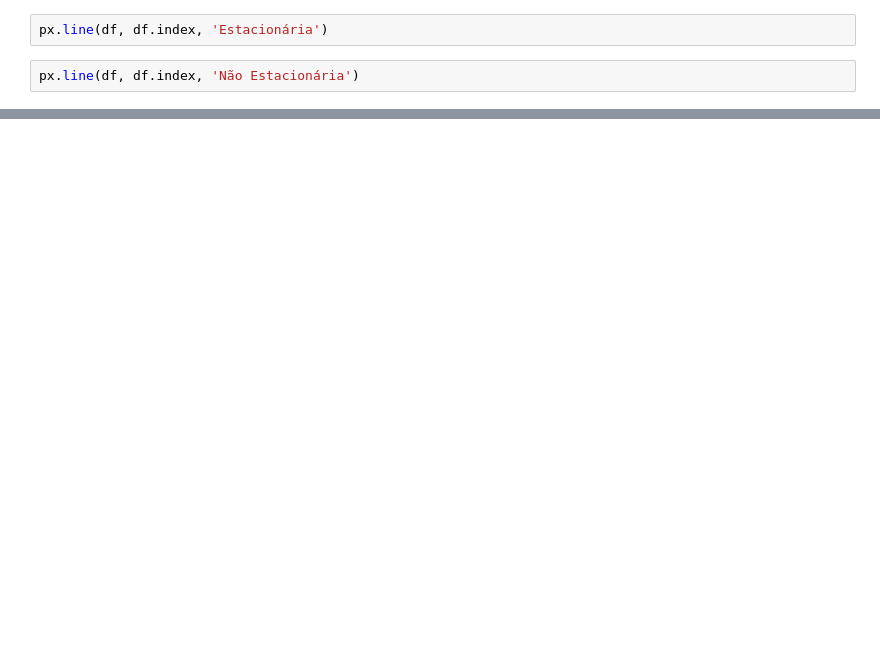
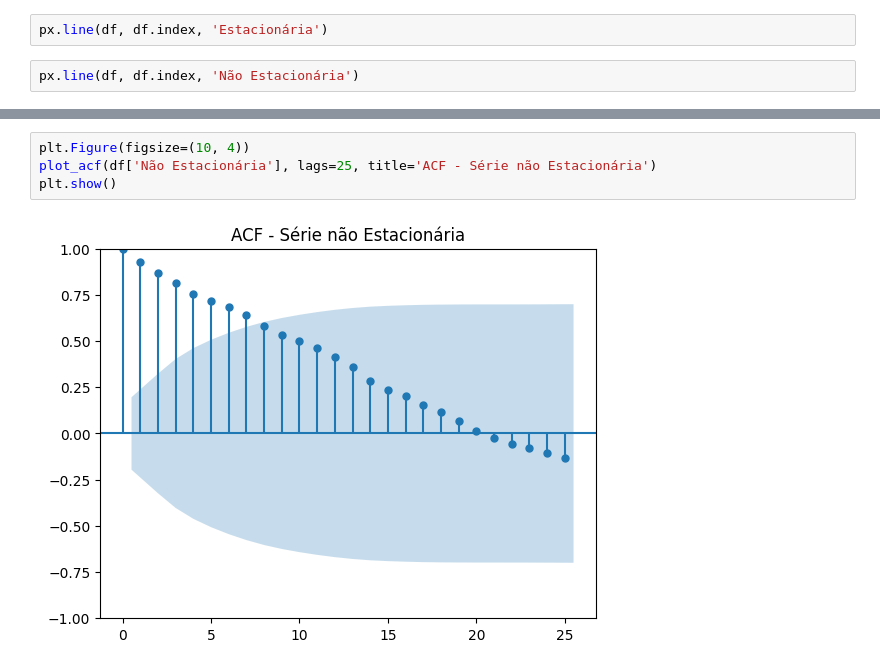
Before and after one commit to lanzonii/estacionariedade, a Jupyter notebook: estacionario.ipynb, the cells around one changed output, grey strips where cells are left out. Drawn from its saved outputs; the diff is of its cells as text; blank space fills up the shorter version.

```diff
--- a/estacionario.ipynb
+++ b/estacionario.ipynb
@@ -91,0 +126,6 @@ px.scatter(correlation_df, correlation_df.index, 'non_stationary')
+# %%
+plt.Figure(figsize=(10, 4))
+plot_acf(df['Não Estacionária'], lags=25, title='ACF - Série não Estacionária')
+plt.show()
+# %% [output]
+[figure, added]
```
Also changed, not shown: parts of 17 cells of this notebook.
